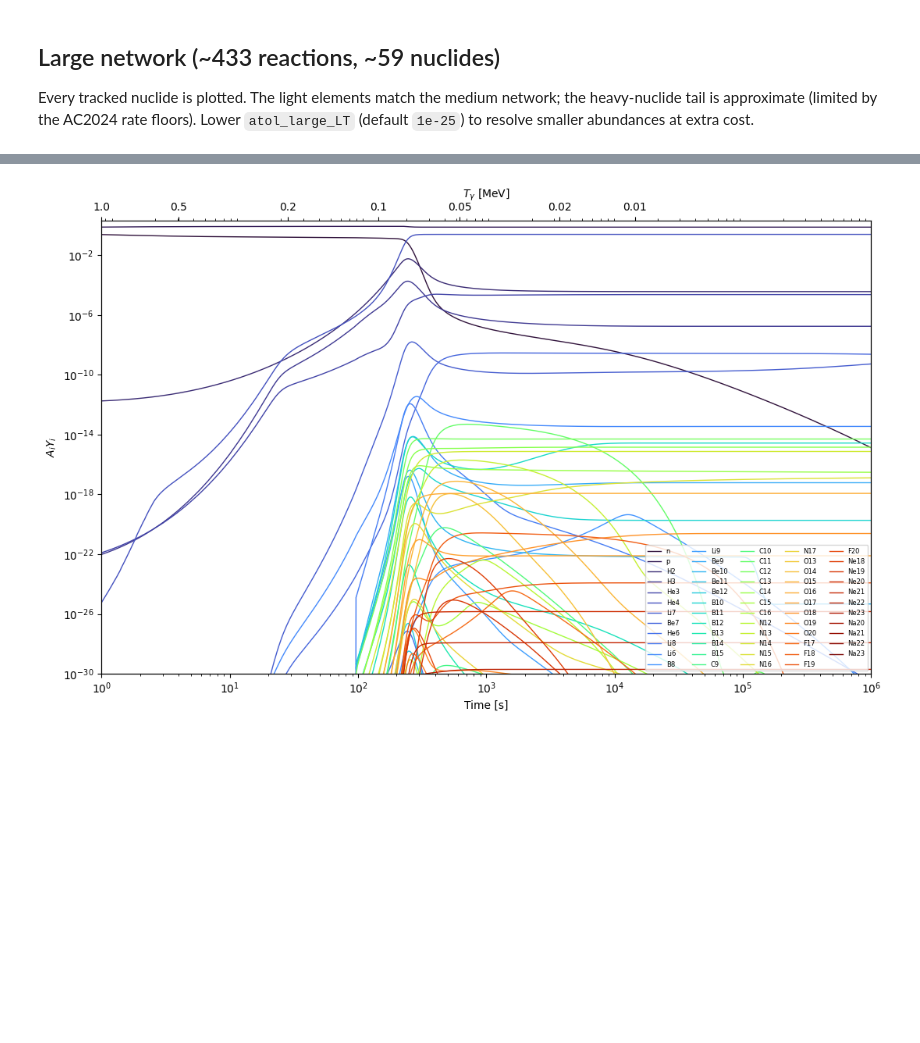
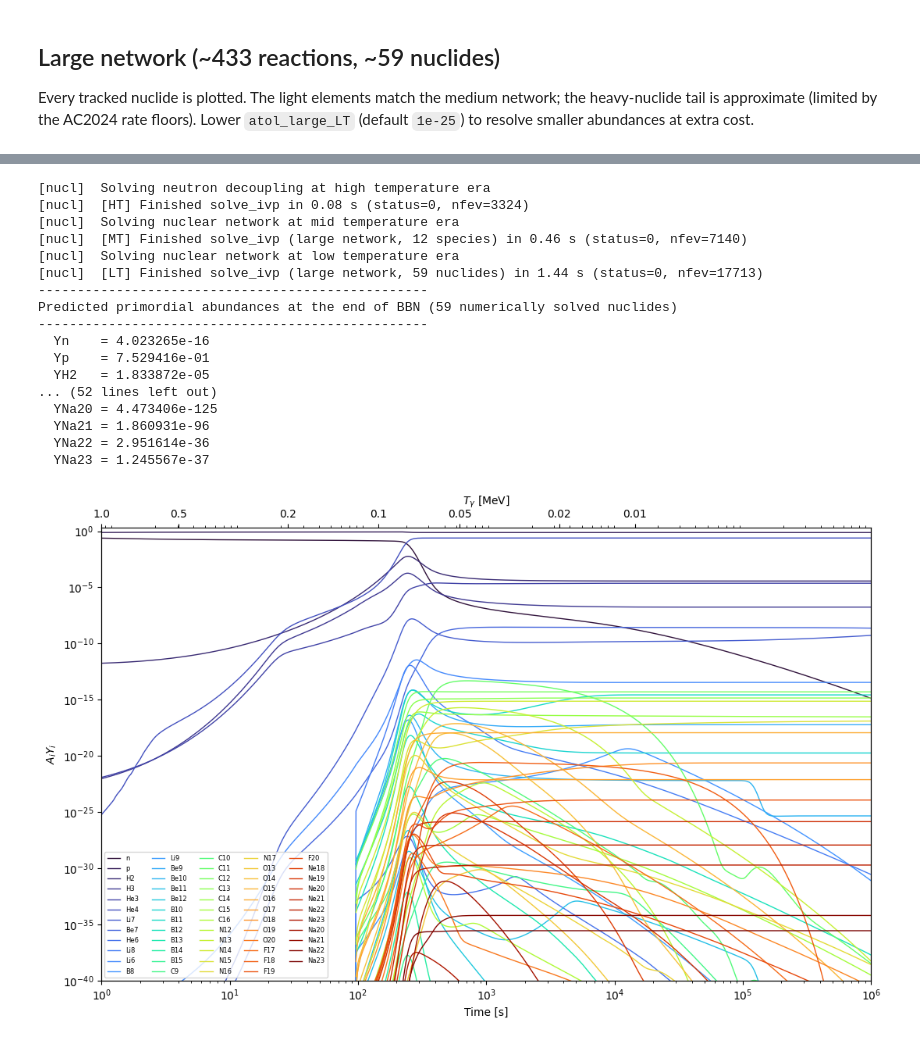
Before and after one commit to CyrilPitrou/pyprimat, a Jupyter notebook: notebooks/AbundanceEvolution.ipynb, the cells around one changed output, grey strips where cells are left out. Drawn from its saved outputs; the diff is of its cells as text; code cells hidden in the pictures; blank space fills up the shorter version.

```diff
--- a/notebooks/AbundanceEvolution.ipynb
+++ b/notebooks/AbundanceEvolution.ipynb
@@ -195,20 +195,37 @@ r_large = PyPR({'network': 'large', 'verbose': True})
 # %%
 import matplotlib.cm as cm
 
 names = r_large.abundance_names               # all ~59 tracked nuclides
 colors = cm.turbo(np.linspace(0, 1, len(names)))
 
 fig, ax = plt.subplots(figsize=(11, 7))
 for name, c in zip(names, colors):
     vals = r_large.A[name] * r_large[name](t)
     mask = vals > 0
     if mask.any():
         ax.plot(t[mask], vals[mask], color=c, lw=1.0, label=name)
 ax.set_xscale('log'); ax.set_yscale('log')
 ax.set_xlabel('Time [s]'); ax.set_ylabel(r'$A_i Y_i$')
-ax.set_xlim(1, 1e6); ax.set_ylim(1e-30, 2)
-ax.legend(ncol=5, fontsize=6, loc='lower right')
+ax.set_xlim(1, 1e6); ax.set_ylim(1e-40, 2)
+ax.legend(ncol=5, fontsize=6, loc='lower left')
 add_temperature_axis(ax, r_large, T_ticks_MeV)
 plt.tight_layout(); plt.show()
 # %% [output]
+[nucl]  Solving neutron decoupling at high temperature era
+[nucl]  [HT] Finished solve_ivp in 0.08 s (status=0, nfev=3324)
+[nucl]  Solving nuclear network at mid temperature era
+[nucl]  [MT] Finished solve_ivp (large network, 12 species) in 0.46 s (status=0, nfev=7140)
+[nucl]  Solving nuclear network at low temperature era
+[nucl]  [LT] Finished solve_ivp (large network, 59 nuclides) in 1.44 s (status=0, nfev=17713)
+--------------------------------------------------
+Predicted primordial abundances at the end of BBN (59 numerically solved nuclides)
+--------------------------------------------------
+  Yn    = 4.023265e-16
+  Yp    = 7.529416e-01
+  YH2   = 1.833872e-05
+... (52 lines left out)
+  YNa20 = 4.473406e-125
+  YNa21 = 1.860931e-96
+  YNa22 = 2.951614e-36
+  YNa23 = 1.245567e-37
-[figure, old version]
+[figure, new version]
```
Also changed, not shown: parts of 3 cells of this notebook, 58 other files.
